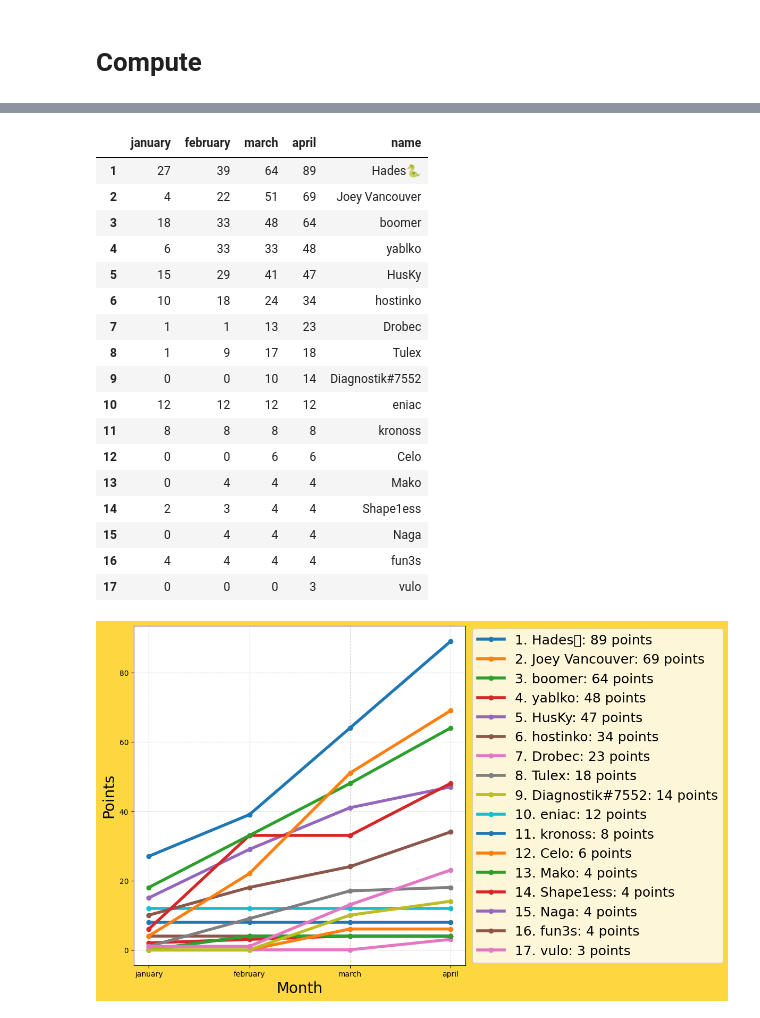
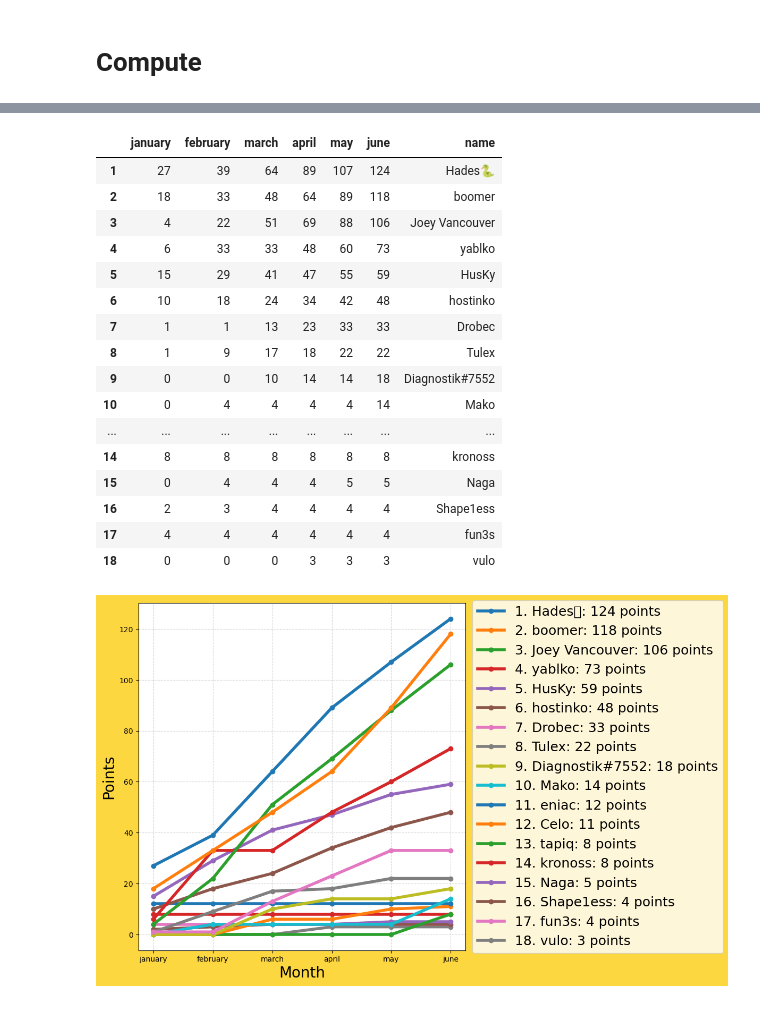
Before and after one commit to pavlikp/Arcade-Watch-Discord-Guess-the-Game-Awards, a Jupyter notebook: QuickGTG.ipynb, the cells around one changed output, grey strips where cells are left out. Cells and saved outputs as stored; diff of their text form; code cells hidden in the pictures.

Commit message:
May and June, new graph

```diff
--- a/QuickGTG.ipynb
+++ b/QuickGTG.ipynb
@@ -56,13 +56,13 @@ new_games_df = new_games_df.set_index('day')
 # Compute
 # %%
 # import results
-f01 = open("gtg-april26.txt", "r", encoding="utf8").read()
+f01 = open("gtg-jun26.txt", "r", encoding="utf8").read()
 
 fulltext = '\n'.join([f01])
 
 # specify beggining and end
-from_day = 1418
-to_day = 1447
+from_day = 1479
+to_day = 1508
 
 fulltext = fulltext.replace("\n\n —", " —") # fix for new Discord badges
 
@@ -94,6 +94,8 @@ df = df[(df.day >= from_day) & (df.day <= to_day)]
 
 # TODO: assert there are no duplicates
 
+df = df.drop_duplicates(subset=['name', 'day'])
+
 difficulty_index = df.groupby(['day']).agg({'score':'sum'}).sort_values(by='score')
 difficulty_index = difficulty_index.rename(columns={"score": "day_difficulty"})
 difficulty_index_copy = difficulty_index.copy()
@@ -304,7 +310,7 @@ rankings_year
 # %%
 rankings_year = rankings_year.merge(df_rankings[df_rankings["final points"] > 0][['name', 'final points']], on='name', how='outer')
 rankings_year = rankings_year.fillna(value = 0)
-rankings_year = rankings_year.rename(columns={"final points": "april"})
+rankings_year = rankings_year.rename(columns={"final points": "june"})
 rankings_year = rankings_year[[c for c in rankings_year if c not in ['total']] + ['total']]
 
 cols = rankings_year.columns[1:-1]
@@ -341,48 +346,47 @@ cumulative = rankings_year.iloc[:, 1:-1].cumsum(axis=1)
 cumulative["name"] = rankings_year["name"]
 cumulative
 # %% [output]
-|  | january | february | march | april | name |
-| 1 | 27 | 39 | 64 | 89 | Hades🐍 |
-| 2 | 4 | 22 | 51 | 69 | Joey Vancouver |
-| 3 | 18 | 33 | 48 | 64 | boomer |
-| 4 | 6 | 33 | 33 | 48 | yablko |
-| 5 | 15 | 29 | 41 | 47 | HusKy |
-| 6 | 10 | 18 | 24 | 34 | hostinko |
-| 7 | 1 | 1 | 13 | 23 | Drobec |
-| 8 | 1 | 9 | 17 | 18 | Tulex |
-| 9 | 0 | 0 | 10 | 14 | Diagnostik#7552 |
-| 10 | 12 | 12 | 12 | 12 | eniac |
-| 11 | 8 | 8 | 8 | 8 | kronoss |
-| 12 | 0 | 0 | 6 | 6 | Celo |
-| 13 | 0 | 4 | 4 | 4 | Mako |
-| 14 | 2 | 3 | 4 | 4 | Shape1ess |
-| 15 | 0 | 4 | 4 | 4 | Naga |
-| 16 | 4 | 4 | 4 | 4 | fun3s |
-| 17 | 0 | 0 | 0 | 3 | vulo |
+|  | january | february | march | april | may | june | name |
+| 1 | 27 | 39 | 64 | 89 | 107 | 124 | Hades🐍 |
+| 2 | 18 | 33 | 48 | 64 | 89 | 118 | boomer |
+| 3 | 4 | 22 | 51 | 69 | 88 | 106 | Joey Vancouver |
+| 4 | 6 | 33 | 33 | 48 | 60 | 73 | yablko |
+| 5 | 15 | 29 | 41 | 47 | 55 | 59 | HusKy |
+| 6 | 10 | 18 | 24 | 34 | 42 | 48 | hostinko |
+| 7 | 1 | 1 | 13 | 23 | 33 | 33 | Drobec |
+| 8 | 1 | 9 | 17 | 18 | 22 | 22 | Tulex |
+| 9 | 0 | 0 | 10 | 14 | 14 | 18 | Diagnostik#7552 |
+| 10 | 0 | 4 | 4 | 4 | 4 | 14 | Mako |
+| ... | ... | ... | ... | ... | ... | ... | ... |
+| 14 | 8 | 8 | 8 | 8 | 8 | 8 | kronoss |
+| 15 | 0 | 4 | 4 | 4 | 5 | 5 | Naga |
+| 16 | 2 | 3 | 4 | 4 | 4 | 4 | Shape1ess |
+| 17 | 4 | 4 | 4 | 4 | 4 | 4 | fun3s |
+| 18 | 0 | 0 | 0 | 3 | 3 | 3 | vulo |
 # %%
 import matplotlib.pyplot as plt
 cumulative = rankings_year.iloc[:, 1:-1].cumsum(axis=1)
 cumulative["name"] = rankings_year["name"]
 
-fig, ax = plt.subplots(figsize=(12, 7.5), facecolor="#fdd740")
+fig, ax = plt.subplots(figsize=(12, 7.75), facecolor="#fdd740")
 
 for i, row in cumulative.iterrows():
     ax.plot(rankings_year.iloc[:, 1:-1].columns, row.values[0:-1], 'o-', label=f"{i}. {row['name']}: {row.values[-2]} points", linewidth=4, zorder=100-i)
     # Annotate name at the last point
     #plt.text(x=4.3, y=row.values[-2], s=row['name'],
     #         va='center', ha='left', fontsize=12)
 
 #names_points = cumulative.groupby(cumulative.columns[-2])['name'].agg(', '.join).reset_index()
 #for i, row in names_points.iterrows():
 #    plt.text(x=1.1, y=row.values[-2], s=row['name'] + f": {row.values[-2]}",
 #             va='center', ha='left', fontsize=12, rotation=0, rotation_mode='anchor')
 
 #plt.title('Arcade Watch GtG League Points Over Time')
 plt.xlabel('Month', fontsize=20)
 plt.ylabel('Points', fontsize=20)
 plt.grid(True, linestyle='--', alpha=0.5)
 plt.legend(loc='center left', bbox_to_anchor=(1, 0.5), fontsize=18)
 plt.tight_layout()
 plt.show()
 # %% [output]
-[figure, old version]
+[figure, new version]
```
Also changed, not shown: parts of 10 cells of this notebook, 6 other files.
